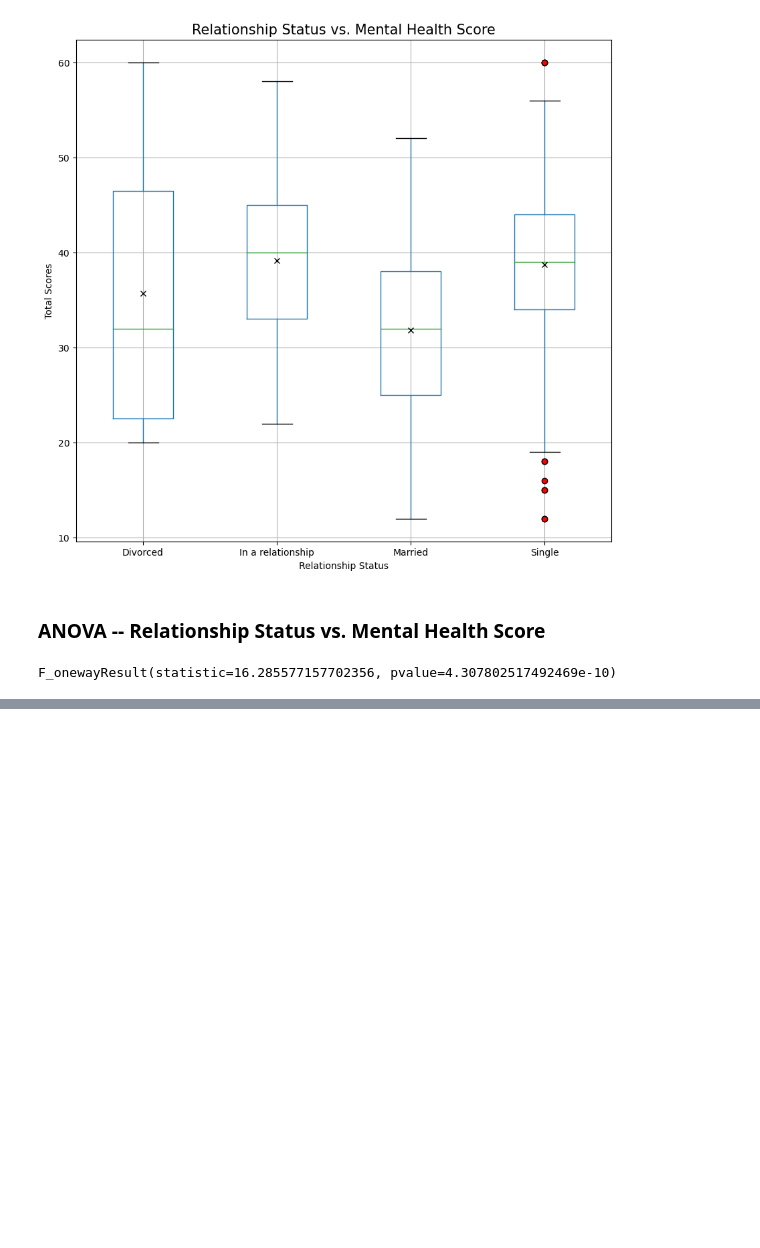
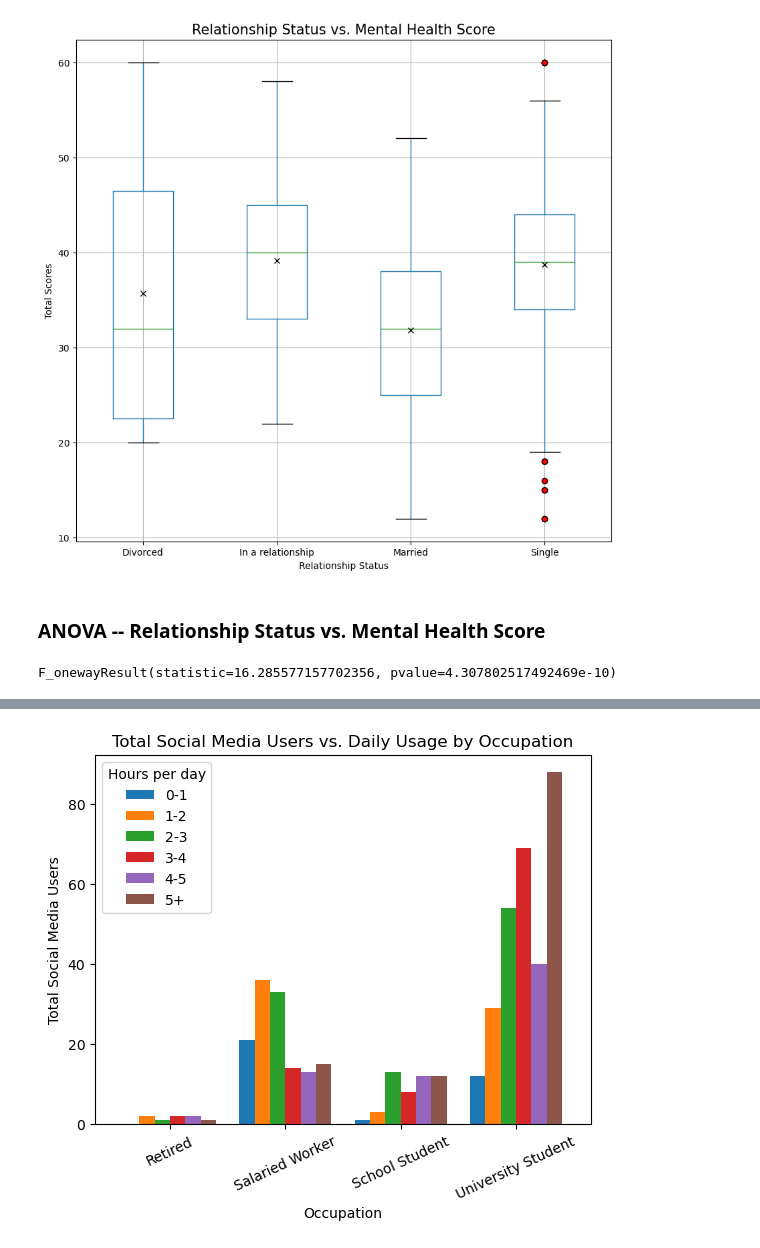
Before and after one commit to DominicT1995/EDA-Social-Media-Mental-Health, a Jupyter notebook: Project_Mental_Health/mental_health_project_final.ipynb, the cells around one changed output, grey strips where cells are left out. Cells and saved outputs as stored; diff of their text form; code cells hidden in the pictures; blank space fills up the shorter version.

```diff
--- a/Project_Mental_Health/mental_health_project_final.ipynb
+++ b/Project_Mental_Health/mental_health_project_final.ipynb
@@ -624,0 +674,17 @@ F_onewayResult(statistic=16.285577157702356, pvalue=4.307802517492469e-10)
+# %%
+# group data by 'Occupation' and 'Hours per day'
+grouped_data = survey_df.groupby(['Occupation', 'Hours per day']).size().unstack()
+# %%
+#plot the bar chart
+grouped_data.plot(kind='bar', width=0.8)
+
+plt.title('Total Social Media Users vs. Daily Usage by Occupation')
+plt.xlabel('Occupation')
+plt.ylabel('Total Social Media Users')
+plt.legend(title='Hours per day')
+plt.xticks(rotation=25)
+
+plt.savefig("../Data_output/number_users_vs_occupation_bar_graph.png")
+plt.show()
+# %% [output]
+[figure, added]
```
Also changed, not shown: parts of 5 cells of this notebook, 3 other files.
